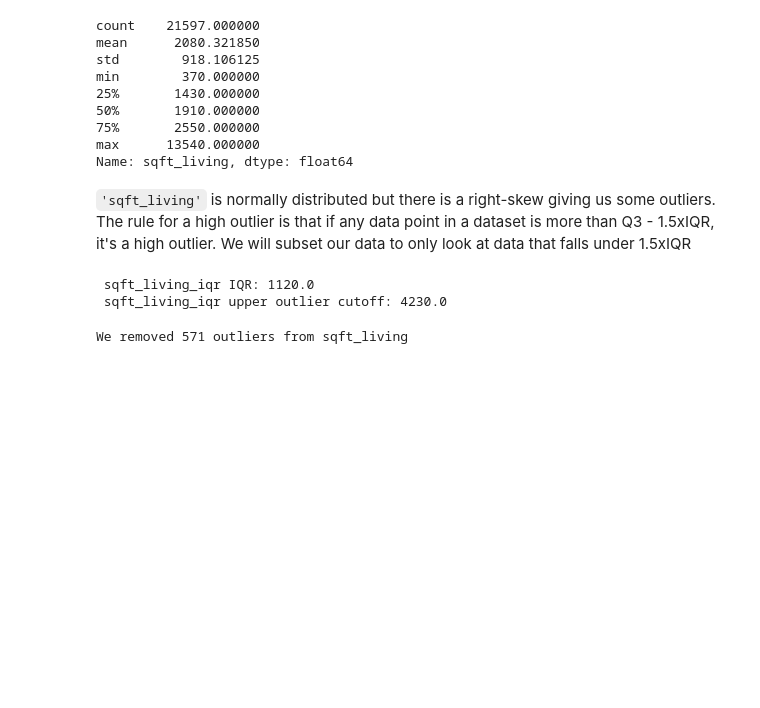
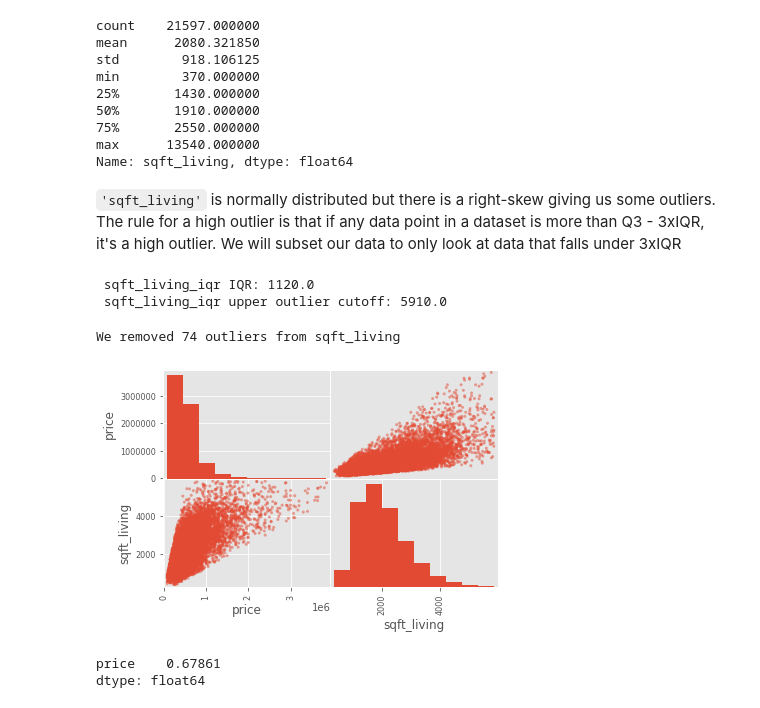
Before and after one commit to ondugba/Housing_Price_Predictor, a Jupyter notebook: Alex.ipynb, the cells around one changed output. Cells and saved outputs as stored; diff of their text form; code cells hidden in the pictures; blank space fills up the shorter version.

```diff
--- a/Alex.ipynb
+++ b/Alex.ipynb
@@ -287,22 +288,36 @@ max      13540.000000
 Name: sqft_living, dtype: float64
 # %% [markdown]
 `'sqft_living'` is normally distributed but there is a right-skew giving us some outliers.
-The rule for a high outlier is that if any data point in a dataset is more than Q3 - 1.5xIQR, it's a high outlier. We will subset our data to only look at data that falls under 1.5xIQR
+The rule for a high outlier is that if any data point in a dataset is more than Q3 - 3xIQR, it's a high outlier. We will subset our data to only look at data that falls under 3xIQR
 # %%
 #Find our IQR
 sqft_living_iqr = df['sqft_living'].quantile(.75)-df['sqft_living'].quantile(.25)
 #Find our Q3
 sqft_living_Q3 = df['sqft_living'].quantile(.75)
-#Multiply IQR by 1.5 to establish outlier cutoff
-sqft_living_upperoutlier_cutoff = (sqft_living_iqr *1.5) + sqft_living_Q3
+
+#Multiply IQR by 3 and add to Q3 to establish upper outlier cutoff
+sqft_living_upper_outlier_cutoff = (sqft_living_iqr *3) + sqft_living_Q3
+
 print(f' sqft_living_iqr IQR: {sqft_living_iqr}')
-print(f' sqft_living_iqr upper outlier cutoff: {sqft_living_upperoutlier_cutoff}')
+print(f' sqft_living_iqr upper outlier cutoff: {sqft_living_upper_outlier_cutoff}')
 # %% [output]
  sqft_living_iqr IQR: 1120.0
- sqft_living_iqr upper outlier cutoff: 4230.0
+ sqft_living_iqr upper outlier cutoff: 5910.0
 # %%
 #Create a new df with sqft_living upper outliers removed
-df_outliers_removed = df[df['sqft_living'] <= sqft_living_upperoutlier_cutoff]
+df_outliers_removed = df[df['sqft_living'] <= sqft_living_upper_outlier_cutoff]
+
 print(f'We removed {len(df["sqft_living"])-len(df_outliers_removed["sqft_living"])} outliers from sqft_living')
 # %% [output]
-We removed 571 outliers from sqft_living
+We removed 74 outliers from sqft_living
+# %%
+#Checking the distrobution and correlation of the cleaned data. This seems like a stronger relationship.
+pd.plotting.scatter_matrix(df_outliers_removed[['price','sqft_living']]);
+plt.show()
+# %% [output]
+[figure, added]
+# %%
+df_outliers_removed[['price']].corrwith(df_outliers_removed['sqft_living'])
+# %% [output]
+price    0.67861
+dtype: float64
```
Also changed, not shown: parts of 14 cells of this notebook.
